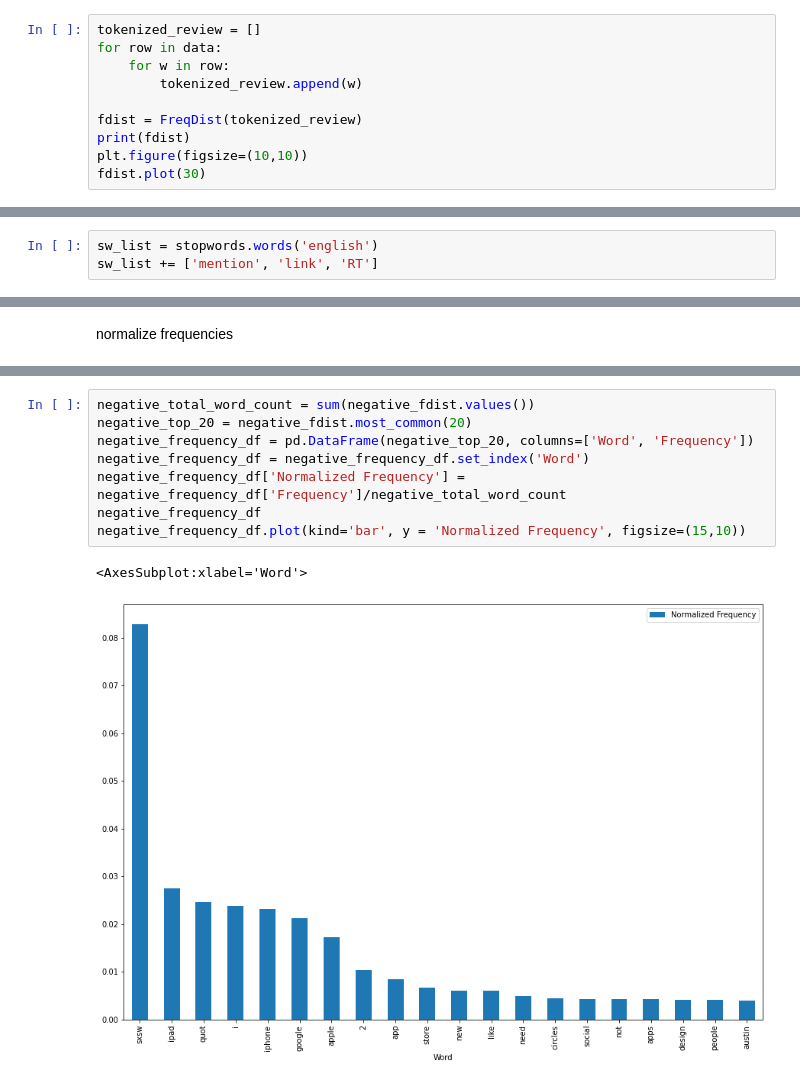
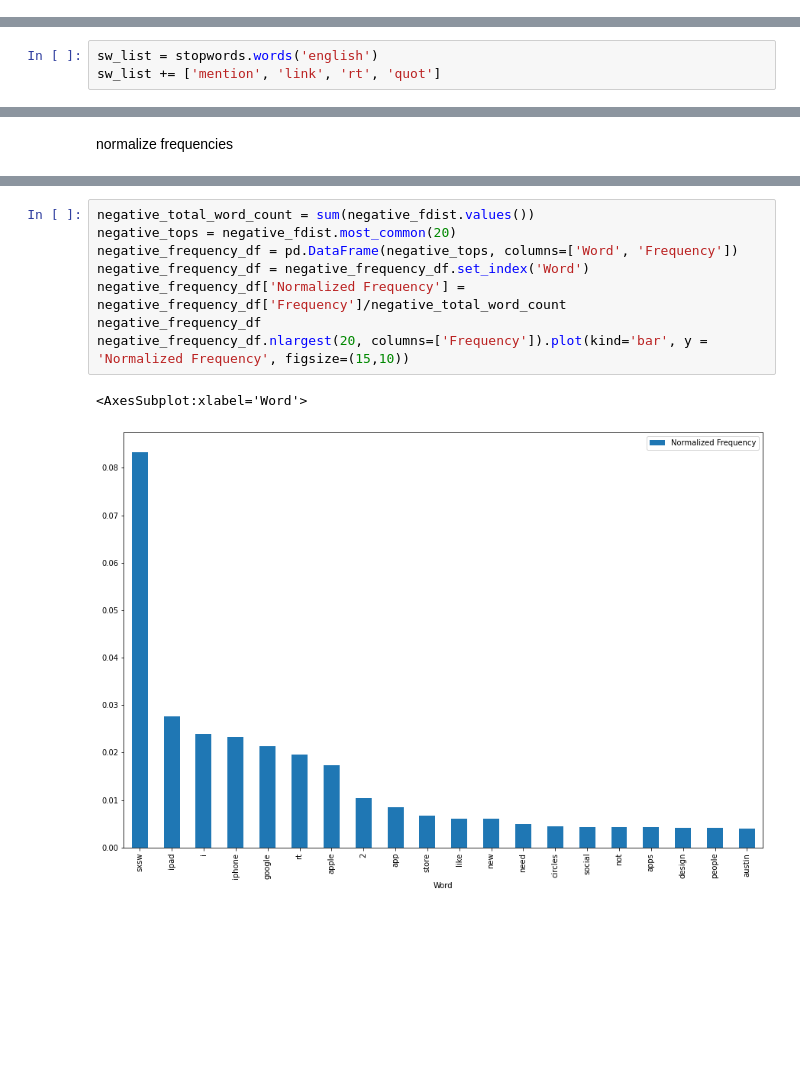
Before and after one commit to stone-ericm/sentiment_analysis_NLP_project-, a Jupyter notebook: notebook.ipynb, the cells around one changed output, grey strips where cells are left out. Cells and saved outputs as stored; diff of their text form; blank space fills up the shorter version.

```diff
--- a/notebook.ipynb
+++ b/notebook.ipynb
@@ -358,10 +207,0 @@ Name: tweet_text, Length: 9093, dtype: object
-# %%
-tokenized_review = []
-for row in data:
-    for w in row:
-        tokenized_review.append(w)
-
-fdist = FreqDist(tokenized_review)
-print(fdist)
-plt.figure(figsize=(10,10))
-fdist.plot(30)
@@ -374,3 +210,3 @@ Words to add to stopword list: mention, link, RT
 # %%
 sw_list = stopwords.words('english')
-sw_list += ['mention', 'link', 'RT']
+sw_list += ['mention', 'link', 'rt', 'quot']
@@ -529,11 +335,11 @@ array([[<AxesSubplot:title={'center':'Frequency'}, xlabel='Word'>,
 # %%
 negative_total_word_count = sum(negative_fdist.values())
-negative_top_20 = negative_fdist.most_common(20)
-negative_frequency_df = pd.DataFrame(negative_top_20, columns=['Word', 'Frequency'])
+negative_tops = negative_fdist.most_common(20)
+negative_frequency_df = pd.DataFrame(negative_tops, columns=['Word', 'Frequency'])
 negative_frequency_df = negative_frequency_df.set_index('Word')
 negative_frequency_df['Normalized Frequency'] = negative_frequency_df['Frequency']/negative_total_word_count
 negative_frequency_df
-negative_frequency_df.plot(kind='bar', y = 'Normalized Frequency', figsize=(15,10))
+negative_frequency_df.nlargest(20, columns=['Frequency']).plot(kind='bar', y = 'Normalized Frequency', figsize=(15,10))
 # %% [output]
 <AxesSubplot:xlabel='Word'>
-[figure, old version]
+[figure, new version]
```
Also changed, not shown: parts of 62 cells of this notebook.
